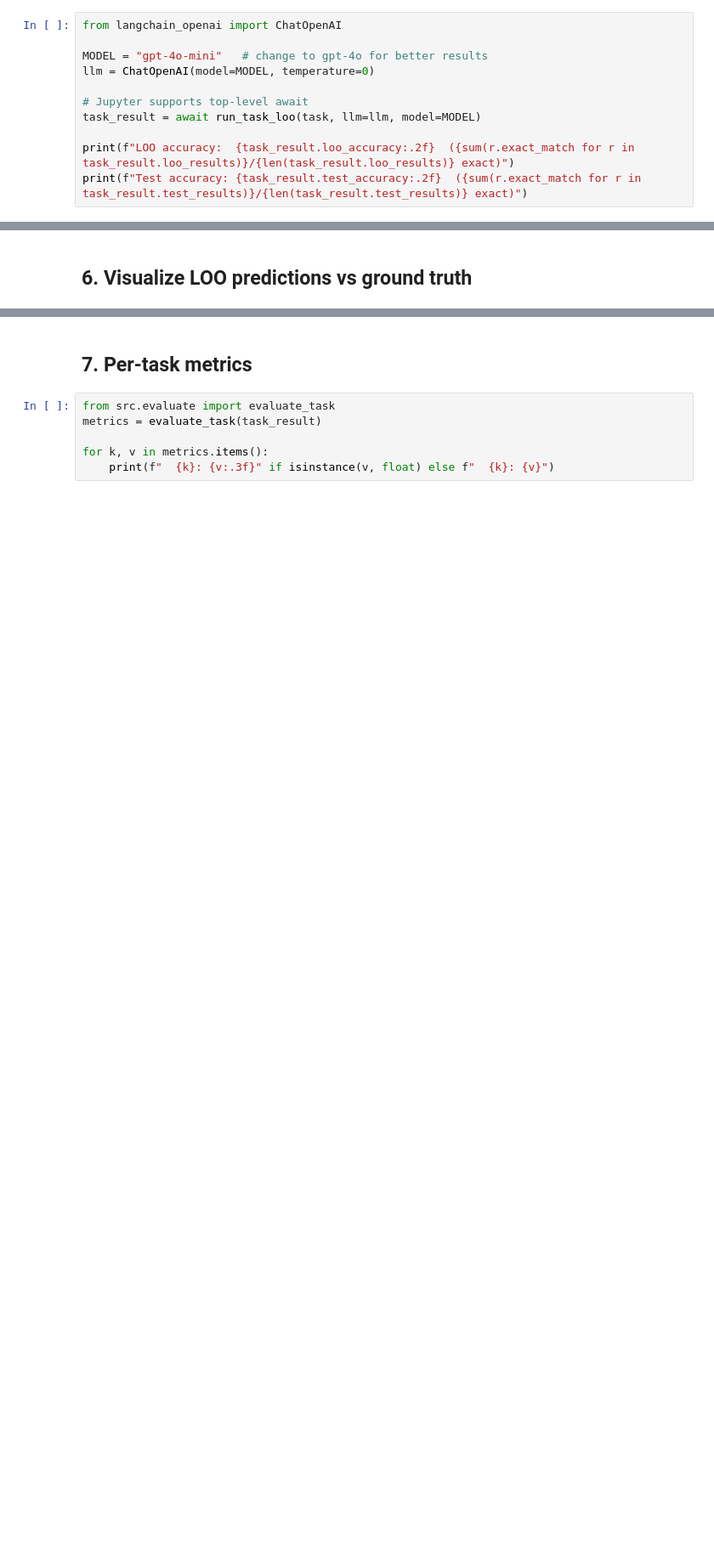
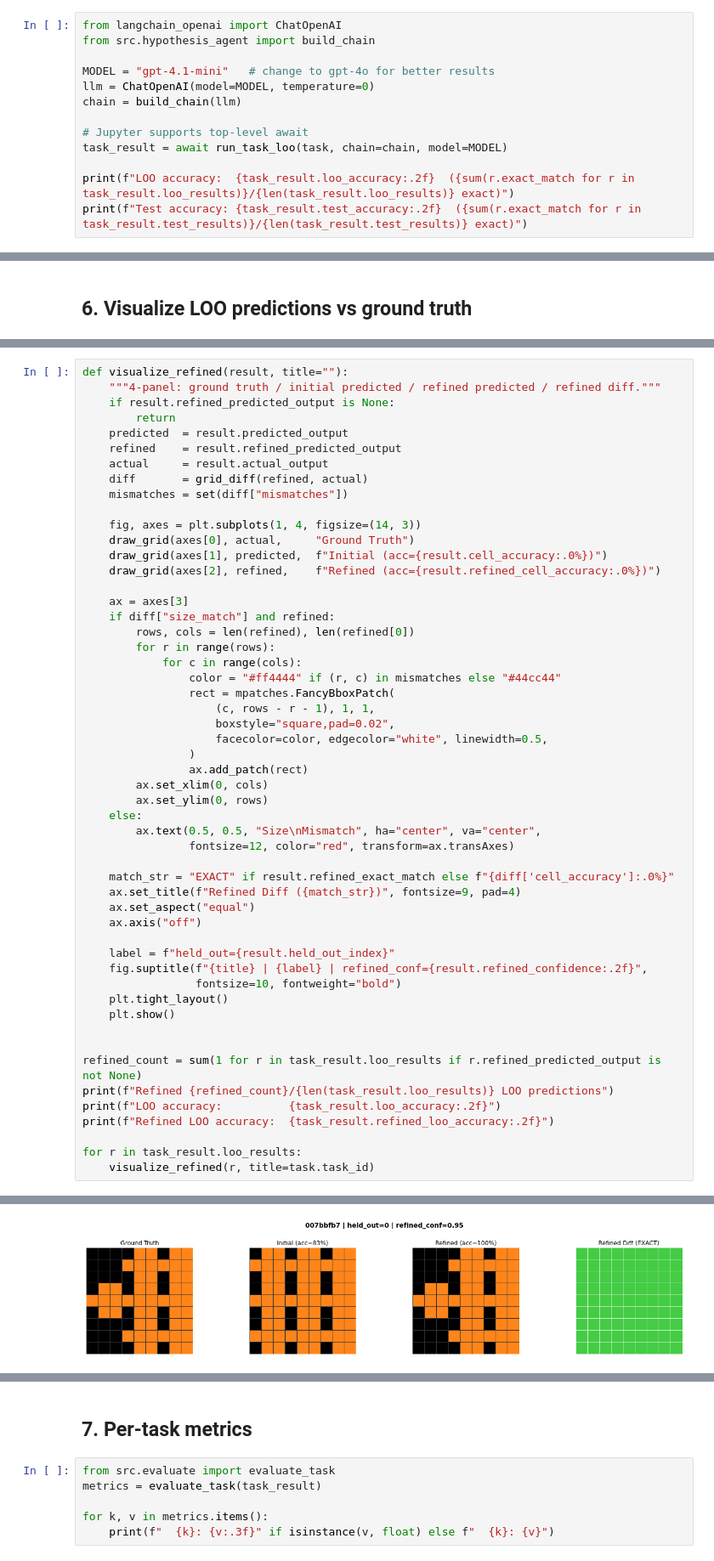
Before and after one commit to h-OUS-e/LLM_Posterior, a Jupyter notebook: explore.ipynb, the cells around one changed output, grey strips where cells are left out. Shown at 85% size. Cells and saved outputs as stored; diff of their text form; blank space fills up the shorter version.

Commit message:
made a multi-agent system with a hypothesis generator, refiner, hypothesis synthesizer and a final generator

```diff
--- a/explore.ipynb
+++ b/explore.ipynb
@@ -85,12 +116,14 @@ print(prompt)
 ## 5. Run LOO on this task  *(requires OPENAI_API_KEY)*
 # %%
 from langchain_openai import ChatOpenAI
+from src.hypothesis_agent import build_chain
 
-MODEL = "gpt-4o-mini"   # change to gpt-4o for better results
+MODEL = "gpt-4.1-mini"   # change to gpt-4o for better results
 llm = ChatOpenAI(model=MODEL, temperature=0)
+chain = build_chain(llm)
 
 # Jupyter supports top-level await
-task_result = await run_task_loo(task, llm=llm, model=MODEL)
+task_result = await run_task_loo(task, chain=chain, model=MODEL)
 
 print(f"LOO accuracy:  {task_result.loo_accuracy:.2f}  ({sum(r.exact_match for r in task_result.loo_results)}/{len(task_result.loo_results)} exact)")
 print(f"Test accuracy: {task_result.test_accuracy:.2f}  ({sum(r.exact_match for r in task_result.test_results)}/{len(task_result.test_results)} exact)")
@@ -149,0 +198,54 @@ for r in task_result.test_results:
+# %%
+def visualize_refined(result, title=""):
+    """4-panel: ground truth / initial predicted / refined predicted / refined diff."""
+    if result.refined_predicted_output is None:
+        return
+    predicted  = result.predicted_output
+    refined    = result.refined_predicted_output
+    actual     = result.actual_output
+    diff       = grid_diff(refined, actual)
+    mismatches = set(diff["mismatches"])
+
+    fig, axes = plt.subplots(1, 4, figsize=(14, 3))
+    draw_grid(axes[0], actual,     "Ground Truth")
+    draw_grid(axes[1], predicted,  f"Initial (acc={result.cell_accuracy:.0%})")
+    draw_grid(axes[2], refined,    f"Refined (acc={result.refined_cell_accuracy:.0%})")
+
+    ax = axes[3]
+    if diff["size_match"] and refined:
+        rows, cols = len(refined), len(refined[0])
+        for r in range(rows):
+            for c in range(cols):
+                color = "#ff4444" if (r, c) in mismatches else "#44cc44"
+                rect = mpatches.FancyBboxPatch(
+                    (c, rows - r - 1), 1, 1,
+                    boxstyle="square,pad=0.02",
+                    facecolor=color, edgecolor="white", linewidth=0.5,
+                )
+                ax.add_patch(rect)
+        ax.set_xlim(0, cols)
+        ax.set_ylim(0, rows)
+    else:
+        ax.text(0.5, 0.5, "Size\nMismatch", ha="center", va="center",
+                fontsize=12, color="red", transform=ax.transAxes)
+
+    match_str = "EXACT" if result.refined_exact_match else f"{diff['cell_accuracy']:.0%}"
+    ax.set_title(f"Refined Diff ({match_str})", fontsize=9, pad=4)
+    ax.set_aspect("equal")
+    ax.axis("off")
+
+    label = f"held_out={result.held_out_index}"
+    fig.suptitle(f"{title} | {label} | refined_conf={result.refined_confidence:.2f}",
+                 fontsize=10, fontweight="bold")
+    plt.tight_layout()
+    plt.show()
+
+
+refined_count = sum(1 for r in task_result.loo_results if r.refined_predicted_output is not None)
+print(f"Refined {refined_count}/{len(task_result.loo_results)} LOO predictions")
+print(f"LOO accuracy:          {task_result.loo_accuracy:.2f}")
+print(f"Refined LOO accuracy:  {task_result.refined_loo_accuracy:.2f}")
+
+for r in task_result.loo_results:
+    visualize_refined(r, title=task.task_id)
+# %% [output]
@@ -149,0 +255 @@ for r in task_result.test_results:
+[figure, added]
```
Also changed, not shown: parts of 15 cells of this notebook, 26 other files.
